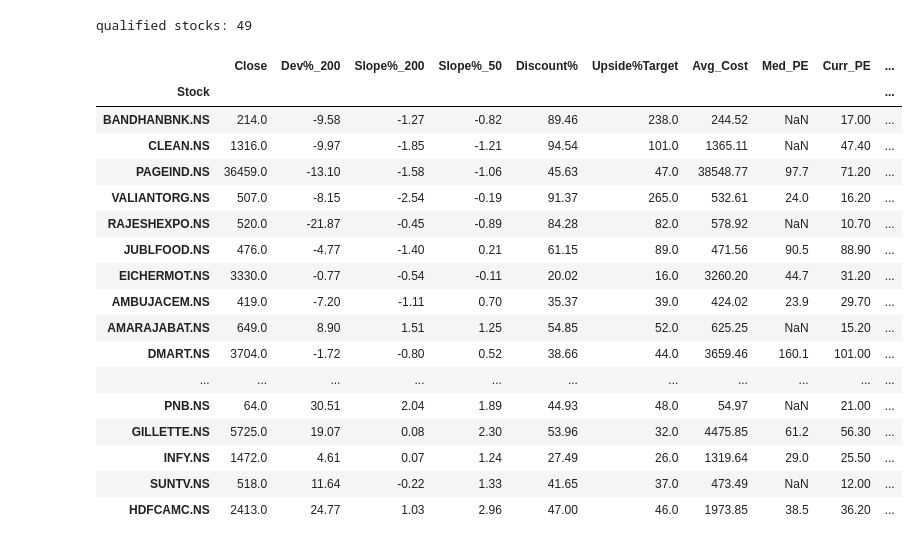
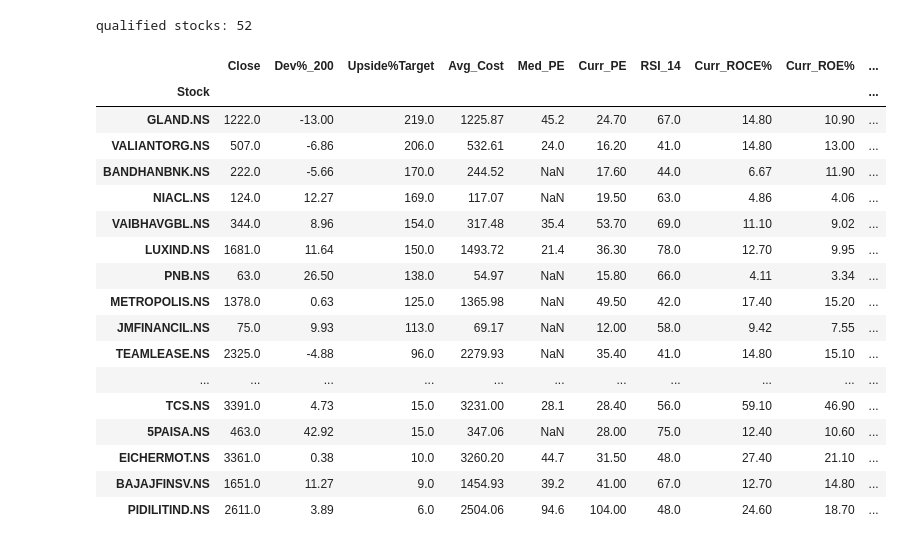
Before and after one commit to ankit-rathi/Data-Science-with-Python, a Jupyter notebook: Tradevesting/myProspects_Upside_Analysis_ATH.ipynb, the cells around one changed output. Saved outputs shown, nothing was run; the diff lists cells and outputs as text; code cells hidden in the pictures.

```diff
--- a/Tradevesting/myProspects_Upside_Analysis_ATH.ipynb
+++ b/Tradevesting/myProspects_Upside_Analysis_ATH.ipynb
@@ -148,11 +161,12 @@ import pandas_ta as ta
 import requests
 from bs4 import BeautifulSoup
 
-def get_current_pe(stock_name):
+def get_current_features(stock_name):
 
   link_blueprint = "https://www.screener.in/company/"
 
-  stocks = ['INDIGOPNTS', 'IRCTC', 'GILLETTE', 'PAGEIND', 'BANDHANBNK']
+  stocks = ['INDIGOPNTS', 'IRCTC', 'GILLETTE', 'PAGEIND', 'BANDHANBNK', 'ABBOTINDIA', 'JCHAC',
+              'NESTLEIND', 'PGHH', 'EQUITASBNK', 'SBICARD', 'ASTRAZEN', 'ICICIGI', 'RELAXO']
 
   if stock_name in stocks:
     actual_link = link_blueprint + stock_name.upper()
@@ -173,10 +187,15 @@ def get_current_pe(stock_name):
       test_list.remove(" \r")
 
   try:
+
     current_pe = float(test_list[test_list.index('Stock P/E')+1:test_list.index('Stock P/E')+2][0])
+    current_roce = float(test_list[test_list.index('ROCE')+1:test_list.index('ROCE')+2][0])
+    current_roe = float(test_list[test_list.index('ROE')+1:test_list.index('ROE')+2][0])
   except ValueError as ve:
     current_pe = 1000
+    current_roce = 1000
+    current_roe = 1000
 
-  return current_pe
+  return current_pe, current_roce, current_roe
 # %%
 # function to compute stock attributes
@@ -276,41 +288,41 @@ stock_prec_dev('^NSEI')[-21::5]
 # %%
-stock_ids = df_prec_dev['Stock'].values
-df_prec_dev.reset_index(drop=True, inplace=True)
-df_prec_dev.drop(['Date'], axis=1, inplace=True)
+stock_ids = df_common_features['Stock'].values
+df_common_features.reset_index(drop=True, inplace=True)
+df_common_features.drop(['Date'], axis=1, inplace=True)
 
-df_mypf['Stock'] = df_mypf['Symbol'] + '.NS'
+#df_common_features['Stock'] = df_common_features['Symbol'] + '.NS'
 #df_prec_dev.drop(['Med_PE'], axis=1, inplace=True)
 # %%
-df_prec_dev['Discount%PE'] = round((df_prec_dev['Med_PE']-df_prec_dev['Curr_PE'])*100/(df_prec_dev['Med_PE']),0)
-df_prec_dev["Target"] = df_prec_dev["Target"].fillna(df_prec_dev["Max"])
-df_prec_dev['Upside%Target'] = round((df_prec_dev['Target']-df_prec_dev['Close'])*100/(df_prec_dev['Close']),0)
-df_prec_dev = df_prec_dev.set_index('Stock')
+df_common_features['Discount%PE'] = round((df_common_features['Med_PE']-df_common_features['Curr_PE'])*100/(df_common_features['Med_PE']),0)
+df_common_features["Target"] = df_common_features["Target"].fillna(df_common_features["Max"])
+df_common_features['Upside%Target'] = round((df_common_features['Target']-df_common_features['Close'])*100/(df_common_features['Close']),0)
+df_common_features = df_common_features.set_index('Stock')
 # %%
 # portfolio stocks
-cols = ['Close',	'Dev%_200',	'Slope%_200',	'Slope%_50', 'Discount%',	'Upside%Target',	'Avg_Cost',	'Med_PE',	'Curr_PE',	'RSI', 'Conviction', 'Discount%PE', 'LatestQtr', 'StarStock', 'Criteria', 'Strategy']
-tmp_df = df_prec_dev[cols]
+cols = ['Close',	'Dev%_200',	'Upside%Target',	'Avg_Cost',	'Med_PE',	'Curr_PE',	'RSI_14', 'Curr_ROCE%', 'Curr_ROE%', 'Conviction', 'Discount%PE', 'LatestQtr', 'StarStock', 'Criteria', 'Strategy']
+tmp_df = df_common_features[cols]
 tmp_df = tmp_df[tmp_df.index.isin(df_mypf[df_mypf['InPortfolio'] == 1].Stock.values)]
 print('qualified stocks: '+str(tmp_df.shape[0]))
-tmp_df.sort_values(by = 'RSI', ascending=True)
+tmp_df.sort_values(by = 'Upside%Target', ascending=False)
 # %% [output]
-qualified stocks: 49
+qualified stocks: 52
-|  | Close | Dev%_200 | Slope%_200 | Slope%_50 | Discount% | Upside%Target | Avg_Cost | Med_PE | Curr_PE | ... |
+|  | Close | Dev%_200 | Upside%Target | Avg_Cost | Med_PE | Curr_PE | RSI_14 | Curr_ROCE% | Curr_ROE% | ... |
 | Stock |  |  |  |  |  |  |  |  |  | ... |
-| BANDHANBNK.NS | 214.0 | -9.58 | -1.27 | -0.82 | 89.46 | 238.0 | 244.52 | NaN | 17.00 | ... |
-| CLEAN.NS | 1316.0 | -9.97 | -1.85 | -1.21 | 94.54 | 101.0 | 1365.11 | NaN | 47.40 | ... |
-| PAGEIND.NS | 36459.0 | -13.10 | -1.58 | -1.06 | 45.63 | 47.0 | 38548.77 | 97.7 | 71.20 | ... |
-| VALIANTORG.NS | 507.0 | -8.15 | -2.54 | -0.19 | 91.37 | 265.0 | 532.61 | 24.0 | 16.20 | ... |
-| RAJESHEXPO.NS | 520.0 | -21.87 | -0.45 | -0.89 | 84.28 | 82.0 | 578.92 | NaN | 10.70 | ... |
-| JUBLFOOD.NS | 476.0 | -4.77 | -1.40 | 0.21 | 61.15 | 89.0 | 471.56 | 90.5 | 88.90 | ... |
-| EICHERMOT.NS | 3330.0 | -0.77 | -0.54 | -0.11 | 20.02 | 16.0 | 3260.20 | 44.7 | 31.20 | ... |
-| AMBUJACEM.NS | 419.0 | -7.20 | -1.11 | 0.70 | 35.37 | 39.0 | 424.02 | 23.9 | 29.70 | ... |
-| AMARAJABAT.NS | 649.0 | 8.90 | 1.51 | 1.25 | 54.85 | 52.0 | 625.25 | NaN | 15.20 | ... |
-| DMART.NS | 3704.0 | -1.72 | -0.80 | 0.52 | 38.66 | 44.0 | 3659.46 | 160.1 | 101.00 | ... |
+| GLAND.NS | 1222.0 | -13.00 | 219.0 | 1225.87 | 45.2 | 24.70 | 67.0 | 14.80 | 10.90 | ... |
+| VALIANTORG.NS | 507.0 | -6.86 | 206.0 | 532.61 | 24.0 | 16.20 | 41.0 | 14.80 | 13.00 | ... |
+| BANDHANBNK.NS | 222.0 | -5.66 | 170.0 | 244.52 | NaN | 17.60 | 44.0 | 6.67 | 11.90 | ... |
+| NIACL.NS | 124.0 | 12.27 | 169.0 | 117.07 | NaN | 19.50 | 63.0 | 4.86 | 4.06 | ... |
+| VAIBHAVGBL.NS | 344.0 | 8.96 | 154.0 | 317.48 | 35.4 | 53.70 | 69.0 | 11.10 | 9.02 | ... |
+| LUXIND.NS | 1681.0 | 11.64 | 150.0 | 1493.72 | 21.4 | 36.30 | 78.0 | 12.70 | 9.95 | ... |
+| PNB.NS | 63.0 | 26.50 | 138.0 | 54.97 | NaN | 15.80 | 66.0 | 4.11 | 3.34 | ... |
+| METROPOLIS.NS | 1378.0 | 0.63 | 125.0 | 1365.98 | NaN | 49.50 | 42.0 | 17.40 | 15.20 | ... |
+| JMFINANCIL.NS | 75.0 | 9.93 | 113.0 | 69.17 | NaN | 12.00 | 58.0 | 9.42 | 7.55 | ... |
+| TEAMLEASE.NS | 2325.0 | -4.88 | 96.0 | 2279.93 | NaN | 35.40 | 41.0 | 14.80 | 15.10 | ... |
 | ... | ... | ... | ... | ... | ... | ... | ... | ... | ... | ... |
-| PNB.NS | 64.0 | 30.51 | 2.04 | 1.89 | 44.93 | 48.0 | 54.97 | NaN | 21.00 | ... |
-| GILLETTE.NS | 5725.0 | 19.07 | 0.08 | 2.30 | 53.96 | 32.0 | 4475.85 | 61.2 | 56.30 | ... |
-| INFY.NS | 1472.0 | 4.61 | 0.07 | 1.24 | 27.49 | 26.0 | 1319.64 | 29.0 | 25.50 | ... |
-| SUNTV.NS | 518.0 | 11.64 | -0.22 | 1.33 | 41.65 | 37.0 | 473.49 | NaN | 12.00 | ... |
-| HDFCAMC.NS | 2413.0 | 24.77 | 1.03 | 2.96 | 47.00 | 46.0 | 1973.85 | 38.5 | 36.20 | ... |
+| TCS.NS | 3391.0 | 4.73 | 15.0 | 3231.00 | 28.1 | 28.40 | 56.0 | 59.10 | 46.90 | ... |
+| 5PAISA.NS | 463.0 | 42.92 | 15.0 | 347.06 | NaN | 28.00 | 75.0 | 12.40 | 10.60 | ... |
+| EICHERMOT.NS | 3361.0 | 0.38 | 10.0 | 3260.20 | 44.7 | 31.50 | 48.0 | 27.40 | 21.10 | ... |
+| BAJAJFINSV.NS | 1651.0 | 11.27 | 9.0 | 1454.93 | 39.2 | 41.00 | 67.0 | 12.70 | 14.80 | ... |
+| PIDILITIND.NS | 2611.0 | 3.89 | 6.0 | 2504.06 | 94.6 | 104.00 | 48.0 | 24.60 | 18.70 | ... |
 # %%
 # top from portfolio for SIP based on 200 DMA and RSI
```
Also changed, not shown: parts of 23 cells of this notebook.
